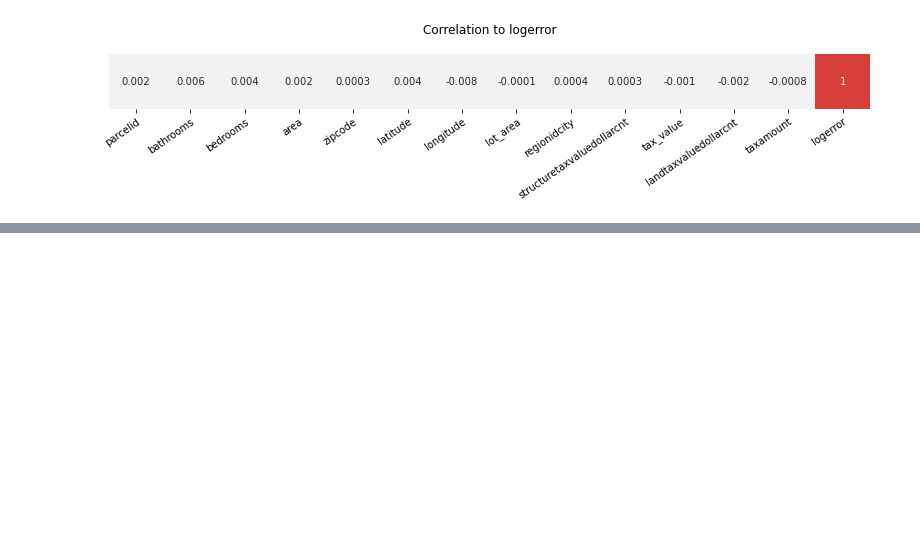
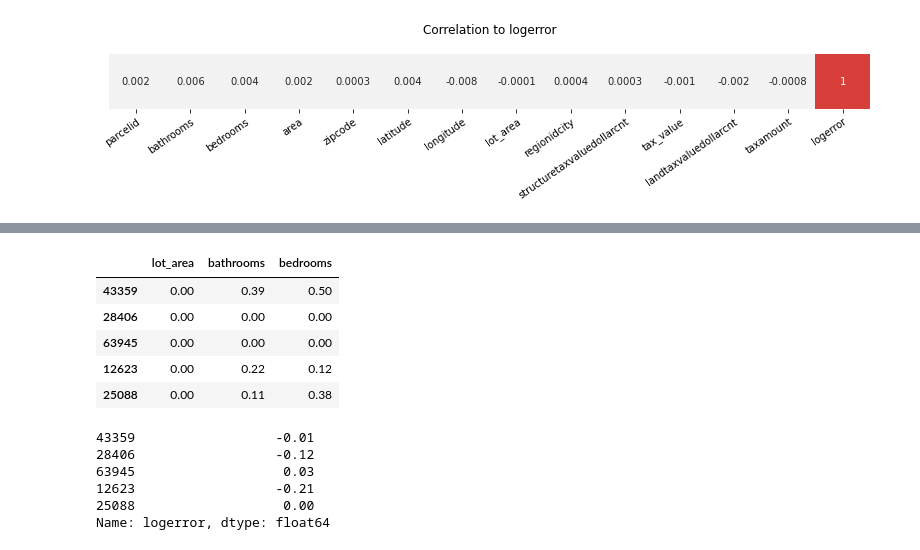
Before and after one commit to SLawsonWoods/clustering_zillow, a Jupyter notebook: drafting_notebook.ipynb, the cells around one changed output, grey strips where cells are left out. Cells and saved outputs as stored; diff of their text form; code cells hidden in the pictures; blank space fills up the shorter version.

```diff
--- a/drafting_notebook.ipynb
+++ b/drafting_notebook.ipynb
@@ -1302,0 +1025,3 @@ plt.show()
+# %%
+# same for the scaled X
+X_scaled = train_scaled[['lot_area','bathrooms','bedrooms']]
@@ -1302,0 +1117,9 @@ plt.show()
+# %%
+X_scaled.head()
+# %% [output]
+|  | lot_area | bathrooms | bedrooms |
+| 43359 | 0.00 | 0.39 | 0.50 |
+| 28406 | 0.00 | 0.00 | 0.00 |
+| 63945 | 0.00 | 0.00 | 0.00 |
+| 12623 | 0.00 | 0.22 | 0.12 |
+| 25088 | 0.00 | 0.11 | 0.38 |
@@ -1302,0 +1131,9 @@ plt.show()
+# %%
+y_train.head()
+# %% [output]
+43359                  -0.01
+28406                  -0.12
+63945                   0.03
+12623                  -0.21
+25088                   0.00
+Name: logerror, dtype: float64
```
Also changed, not shown: parts of 141 cells of this notebook, 2 other files.
